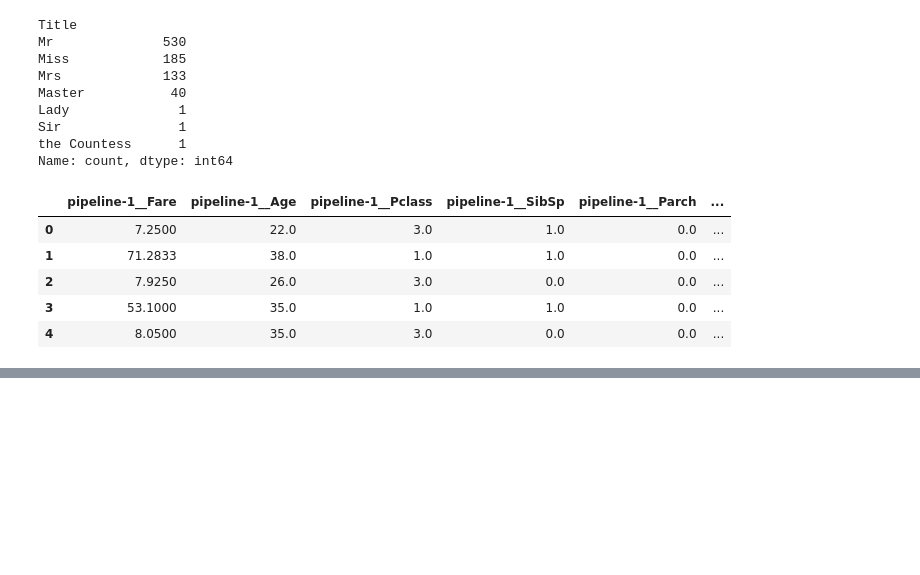
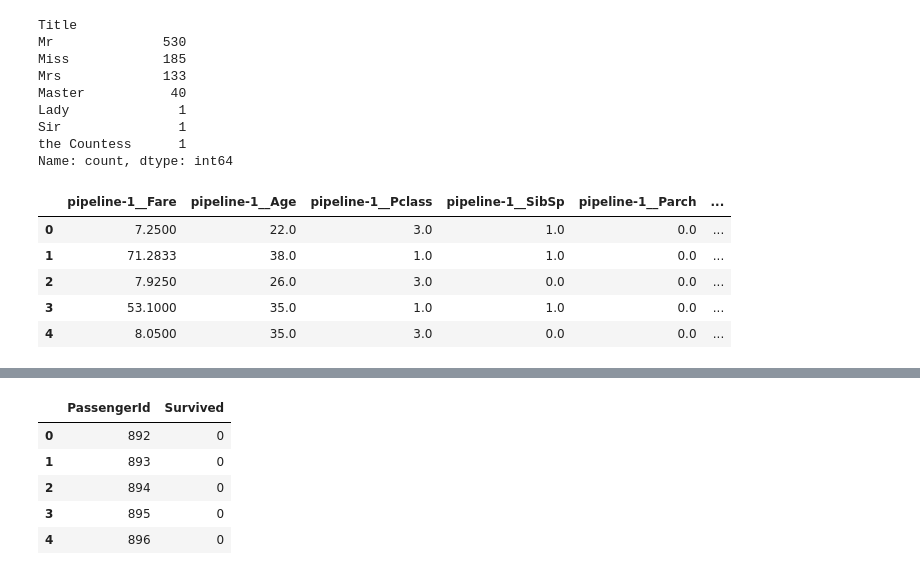
Before and after one commit to sasudo2/hands-on-ml, a Jupyter notebook: projects/titanic/titanic.ipynb, the cells around one changed output, grey strips where cells are left out. Cells and saved outputs as stored; diff of their text form; code cells hidden in the pictures; blank space fills up the shorter version.

```diff
--- a/projects/titanic/titanic.ipynb
+++ b/projects/titanic/titanic.ipynb
@@ -191,0 +192,20 @@ np.float64(0.8126106333563492)
+# %%
+from sklearn.model_selection import RandomizedSearchCV, StratifiedKFold, GridSearchCV
+
+clf = XGBClassifier(use_label_encoder=False, eval_metric="logloss", n_jobs=-1, random_state=42)
+
+param_dist = {
+    "n_estimators": [50, 60, 70, 80, 90, 100, 300, 600],
+    "learning_rate": [0.01, 0.03, 0.05, 0.08, 0.1],
+    "max_depth": [3, 4, 6, 8],
+    "subsample": [0.6, 0.8, 1.0],
+    "colsample_bytree": [0.6, 0.8, 1.0],
+    "reg_alpha": [0, 0.1, 1],
+    "reg_lambda": [1, 5, 10],
+    "min_child_weight": [1, 3, 5]
+}
+
+cv = StratifiedKFold(n_splits=5, shuffle=True, random_state=42)
+rnd = RandomizedSearchCV(clf, param_dist, n_iter=100, cv=cv, scoring="accuracy", n_jobs=-1, random_state=42, verbose=1)
+rnd.fit(train_X, train_y)
+print(rnd.best_params_, rnd.best_score_)
@@ -191,0 +222,23 @@ np.float64(0.8126106333563492)
+# %%
+# {'colsample_bytree': 0.6, 'learning_rate': 0.1, 'max_depth': 8, 'min_child_weight': 1, 'n_estimators': 100, 'reg_alpha': 1, 'reg_lambda': 1, 'subsample': 0.8}
+best_algo  = XGBClassifier(colsample_bytree= 0.6, learning_rate=0.1, max_depth=8, min_child_weight= 1, n_estimators= 100, reg_alpha= 1, reg_lambda= 1, subsample= 0.8)
+output_pipeline = make_pipeline(
+    preprocessor,
+    best_algo
+)
+test = pd.read_csv(r"test.csv")
+test_preprocessed = preprocessor.transform(test)
+# %%
+best_algo.fit(train_X, train_y)
+results = best_algo.predict(test_preprocessed)
+result = pd.DataFrame()
+result["PassengerId"] = test["PassengerId"]
+result["Survived"] = results
+result.head()
+# %% [output]
+|  | PassengerId | Survived |
+| 0 | 892 | 0 |
+| 1 | 893 | 0 |
+| 2 | 894 | 0 |
+| 3 | 895 | 0 |
+| 4 | 896 | 0 |
```
Also changed, not shown: parts of 4 cells of this notebook, 1 other file.
